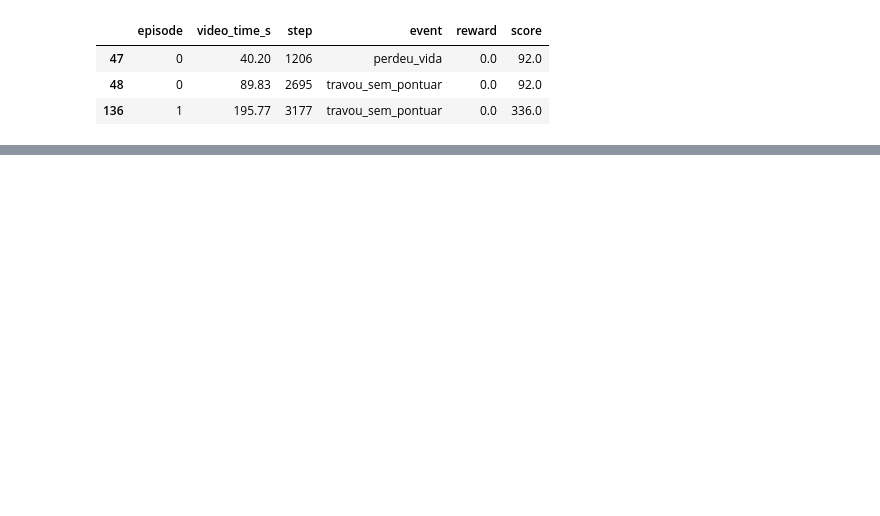
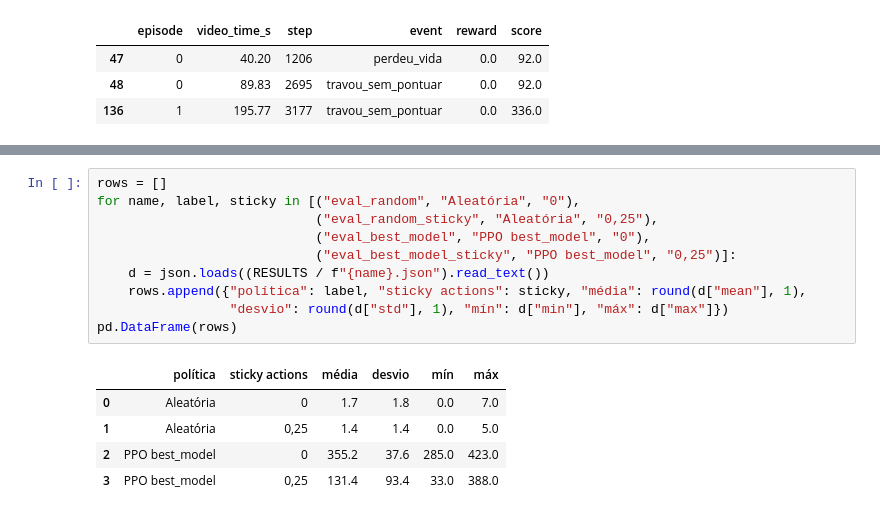
Before and after one commit to vnevesl/rl-breakout-ppo, a Jupyter notebook: notebooks/breakout_ppo.ipynb, the cells around one changed output, grey strips where cells are left out. Saved outputs shown, nothing was run; the diff lists cells and outputs as text; blank space fills up the shorter version.

```diff
--- a/notebooks/breakout_ppo.ipynb
+++ b/notebooks/breakout_ppo.ipynb
@@ -415,0 +435,16 @@ display(pd.read_csv("reports/videos/trained_policy_deterministic_events.csv")
+# %%
+rows = []
+for name, label, sticky in [("eval_random", "Aleatória", "0"),
+                            ("eval_random_sticky", "Aleatória", "0,25"),
+                            ("eval_best_model", "PPO best_model", "0"),
+                            ("eval_best_model_sticky", "PPO best_model", "0,25")]:
+    d = json.loads((RESULTS / f"{name}.json").read_text())
+    rows.append({"política": label, "sticky actions": sticky, "média": round(d["mean"], 1),
+                 "desvio": round(d["std"], 1), "mín": d["min"], "máx": d["max"]})
+pd.DataFrame(rows)
+# %% [output]
+|  | política | sticky actions | média | desvio | mín | máx |
+| 0 | Aleatória | 0 | 1.7 | 1.8 | 0.0 | 7.0 |
+| 1 | Aleatória | 0,25 | 1.4 | 1.4 | 0.0 | 5.0 |
+| 2 | PPO best_model | 0 | 355.2 | 37.6 | 285.0 | 423.0 |
+| 3 | PPO best_model | 0,25 | 131.4 | 93.4 | 33.0 | 388.0 |
```
Also changed, not shown: parts of 10 cells of this notebook, 10 other files.
